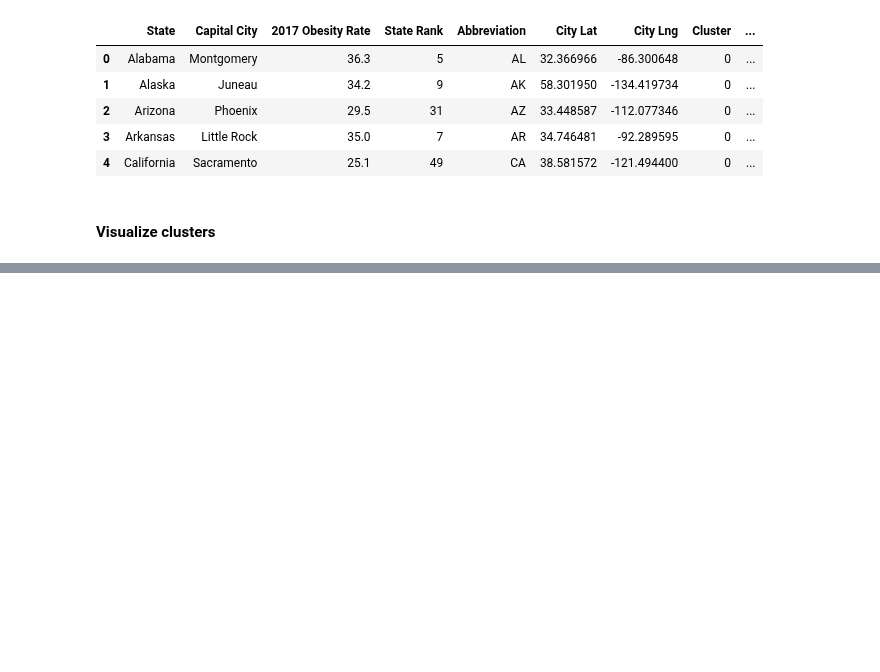
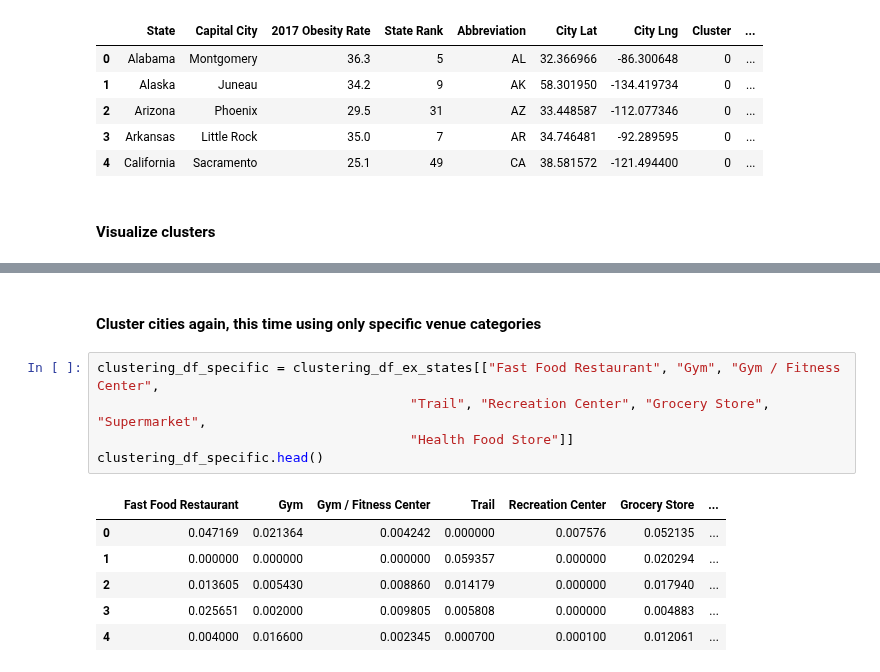
Before and after one commit to amypeniston/data-science-capstone-project, a Jupyter notebook: Week_5_Capstone_Project.ipynb, the cells around one changed output, grey strips where cells are left out. Drawn from its saved outputs; the diff is of its cells as text; blank space fills up the shorter version.

```diff
--- a/Week_5_Capstone_Project.ipynb
+++ b/Week_5_Capstone_Project.ipynb
@@ -1013,0 +1090,14 @@ Cluster 2 - ['South Dakota', 'Vermont']:
+# %% [markdown]
+#### Cluster cities again, this time using only specific venue categories
+# %%
+clustering_df_specific = clustering_df_ex_states[["Fast Food Restaurant", "Gym", "Gym / Fitness Center",
+                                        "Trail", "Recreation Center", "Grocery Store", "Supermarket",
+                                        "Health Food Store"]]
+clustering_df_specific.head()
+# %% [output]
+|  | Fast Food Restaurant | Gym | Gym / Fitness Center | Trail | Recreation Center | Grocery Store | ... |
+| 0 | 0.047169 | 0.021364 | 0.004242 | 0.000000 | 0.007576 | 0.052135 | ... |
+| 1 | 0.000000 | 0.000000 | 0.000000 | 0.059357 | 0.000000 | 0.020294 | ... |
+| 2 | 0.013605 | 0.005430 | 0.008860 | 0.014179 | 0.000000 | 0.017940 | ... |
+| 3 | 0.025651 | 0.002000 | 0.009805 | 0.005808 | 0.000000 | 0.004883 | ... |
+| 4 | 0.004000 | 0.016600 | 0.002345 | 0.000700 | 0.000100 | 0.012061 | ... |
```
Also changed, not shown: parts of 28 cells of this notebook.
